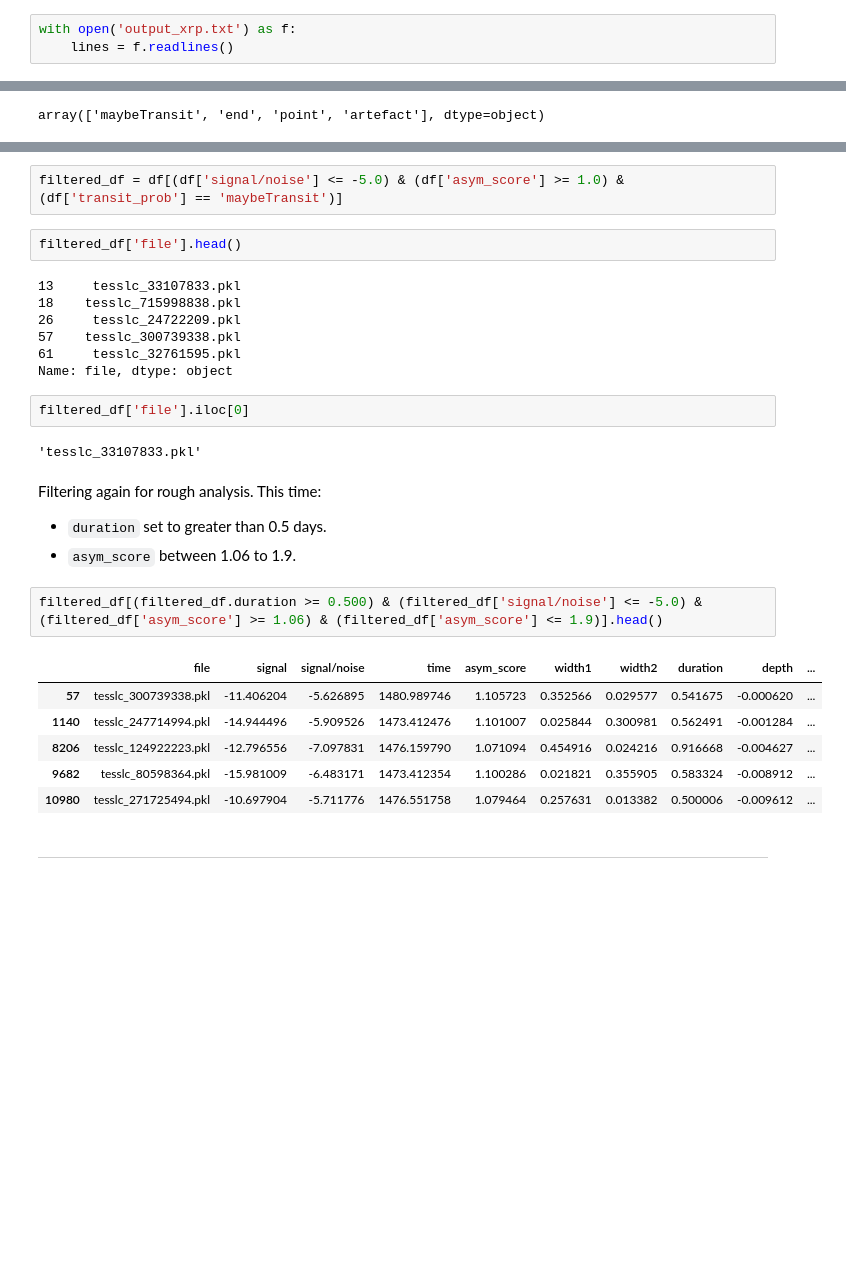
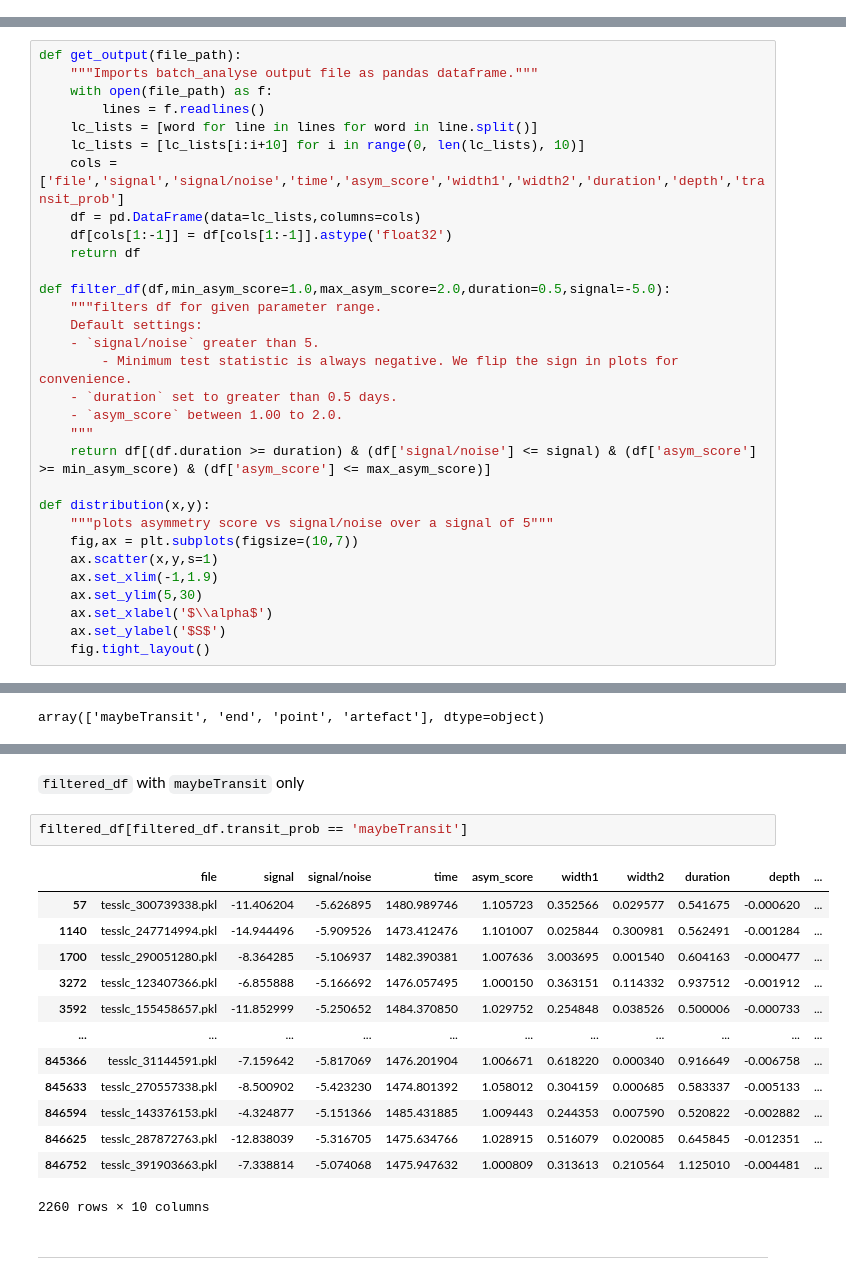
Before and after one commit to azibn/automated_exocomet_hunt, a Jupyter notebook: Notebooks/output_analysis.ipynb, the cells around one changed output, grey strips where cells are left out. Drawn from its saved outputs; the diff is of its cells as text; blank space fills up the shorter version.

```diff
--- a/Notebooks/output_analysis.ipynb
+++ b/Notebooks/output_analysis.ipynb
@@ -12,5 +17,2 @@ cd ..
 # %% [markdown]
 ---
-# %%
-with open('output_xrp.txt') as f:
-    lines = f.readlines()
@@ -20,3 +21,34 @@ lc_lists = [lc_lists[i:i+10] for i in range(0, len(lc_lists), 10)]
+# %%
+def get_output(file_path):
+    """Imports batch_analyse output file as pandas dataframe."""
+    with open(file_path) as f:
+        lines = f.readlines()
+    lc_lists = [word for line in lines for word in line.split()]
+    lc_lists = [lc_lists[i:i+10] for i in range(0, len(lc_lists), 10)]
+    cols = ['file','signal','signal/noise','time','asym_score','width1','width2','duration','depth','transit_prob']
+    df = pd.DataFrame(data=lc_lists,columns=cols)
+    df[cols[1:-1]] = df[cols[1:-1]].astype('float32')
+    return df
+
+def filter_df(df,min_asym_score=1.0,max_asym_score=2.0,duration=0.5,signal=-5.0):
+    """filters df for given parameter range.
+    Default settings:
+    - `signal/noise` greater than 5.
+        - Minimum test statistic is always negative. We flip the sign in plots for convenience.
+    - `duration` set to greater than 0.5 days.
+    - `asym_score` between 1.00 to 2.0.
+    """
+    return df[(df.duration >= duration) & (df['signal/noise'] <= signal) & (df['asym_score'] >= min_asym_score) & (df['asym_score'] <= max_asym_score)]
+
+def distribution(x,y):
+    """plots asymmetry score vs signal/noise over a signal of 5"""
+    fig,ax = plt.subplots(figsize=(10,7))
+    ax.scatter(x,y,s=1)
+    ax.set_xlim(-1,1.9)
+    ax.set_ylim(5,30)
+    ax.set_xlabel('$\\alpha$')
+    ax.set_ylabel('$S$')
+    fig.tight_layout()
 # %% [markdown]
 ---
 # %% [markdown]
@@ -41,31 +64,21 @@ Parameters filtered:
-# %%
-filtered_df = df[(df['signal/noise'] <= -5.0) & (df['asym_score'] >= 1.0) & (df['transit_prob'] == 'maybeTransit')]
-# %%
-filtered_df['file'].head()
-# %% [output]
-13     tesslc_33107833.pkl
-18    tesslc_715998838.pkl
-26     tesslc_24722209.pkl
-57    tesslc_300739338.pkl
-61     tesslc_32761595.pkl
-Name: file, dtype: object
-# %%
-filtered_df['file'].iloc[0]
-# %% [output]
-'tesslc_33107833.pkl'
-# %% [markdown]
-Filtering again for rough analysis. This time:
-- `duration` set to greater than 0.5 days.
-- `asym_score` between 1.06 to 1.9.
-# %%
-filtered_df[(filtered_df.duration >= 0.500) & (filtered_df['signal/noise'] <= -5.0) & (filtered_df['asym_score'] >= 1.06) & (filtered_df['asym_score'] <= 1.9)].head()
-# %% [output]
-|  | file | signal | signal/noise | time | asym_score | width1 | width2 | duration | depth | ... |
-| 57 | tesslc_300739338.pkl | -11.406204 | -5.626895 | 1480.989746 | 1.105723 | 0.352566 | 0.029577 | 0.541675 | -0.000620 | ... |
-| 1140 | tesslc_247714994.pkl | -14.944496 | -5.909526 | 1473.412476 | 1.101007 | 0.025844 | 0.300981 | 0.562491 | -0.001284 | ... |
-| 8206 | tesslc_124922223.pkl | -12.796556 | -7.097831 | 1476.159790 | 1.071094 | 0.454916 | 0.024216 | 0.916668 | -0.004627 | ... |
-| 9682 | tesslc_80598364.pkl | -15.981009 | -6.483171 | 1473.412354 | 1.100286 | 0.021821 | 0.355905 | 0.583324 | -0.008912 | ... |
-| 10980 | tesslc_271725494.pkl | -10.697904 | -5.711776 | 1476.551758 | 1.079464 | 0.257631 | 0.013382 | 0.500006 | -0.009612 | ... |
+# %% [markdown]
+`filtered_df` with `maybeTransit` only
+# %%
+filtered_df[filtered_df.transit_prob == 'maybeTransit']
+# %% [output]
+|  | file | signal | signal/noise | time | asym_score | width1 | width2 | duration | depth | ... |
+| 57 | tesslc_300739338.pkl | -11.406204 | -5.626895 | 1480.989746 | 1.105723 | 0.352566 | 0.029577 | 0.541675 | -0.000620 | ... |
+| 1140 | tesslc_247714994.pkl | -14.944496 | -5.909526 | 1473.412476 | 1.101007 | 0.025844 | 0.300981 | 0.562491 | -0.001284 | ... |
+| 1700 | tesslc_290051280.pkl | -8.364285 | -5.106937 | 1482.390381 | 1.007636 | 3.003695 | 0.001540 | 0.604163 | -0.000477 | ... |
+| 3272 | tesslc_123407366.pkl | -6.855888 | -5.166692 | 1476.057495 | 1.000150 | 0.363151 | 0.114332 | 0.937512 | -0.001912 | ... |
+| 3592 | tesslc_155458657.pkl | -11.852999 | -5.250652 | 1484.370850 | 1.029752 | 0.254848 | 0.038526 | 0.500006 | -0.000733 | ... |
+| ... | ... | ... | ... | ... | ... | ... | ... | ... | ... | ... |
+| 845366 | tesslc_31144591.pkl | -7.159642 | -5.817069 | 1476.201904 | 1.006671 | 0.618220 | 0.000340 | 0.916649 | -0.006758 | ... |
+| 845633 | tesslc_270557338.pkl | -8.500902 | -5.423230 | 1474.801392 | 1.058012 | 0.304159 | 0.000685 | 0.583337 | -0.005133 | ... |
+| 846594 | tesslc_143376153.pkl | -4.324877 | -5.151366 | 1485.431885 | 1.009443 | 0.244353 | 0.007590 | 0.520822 | -0.002882 | ... |
+| 846625 | tesslc_287872763.pkl | -12.838039 | -5.316705 | 1475.634766 | 1.028915 | 0.516079 | 0.020085 | 0.645845 | -0.012351 | ... |
+| 846752 | tesslc_391903663.pkl | -7.338814 | -5.074068 | 1475.947632 | 1.000809 | 0.313613 | 0.210564 | 1.125010 | -0.004481 | ... |
+2260 rows × 10 columns
 # %% [markdown]
 ---
 # %% [markdown]
```
Also changed, not shown: parts of 28 cells of this notebook, 1 other file.
